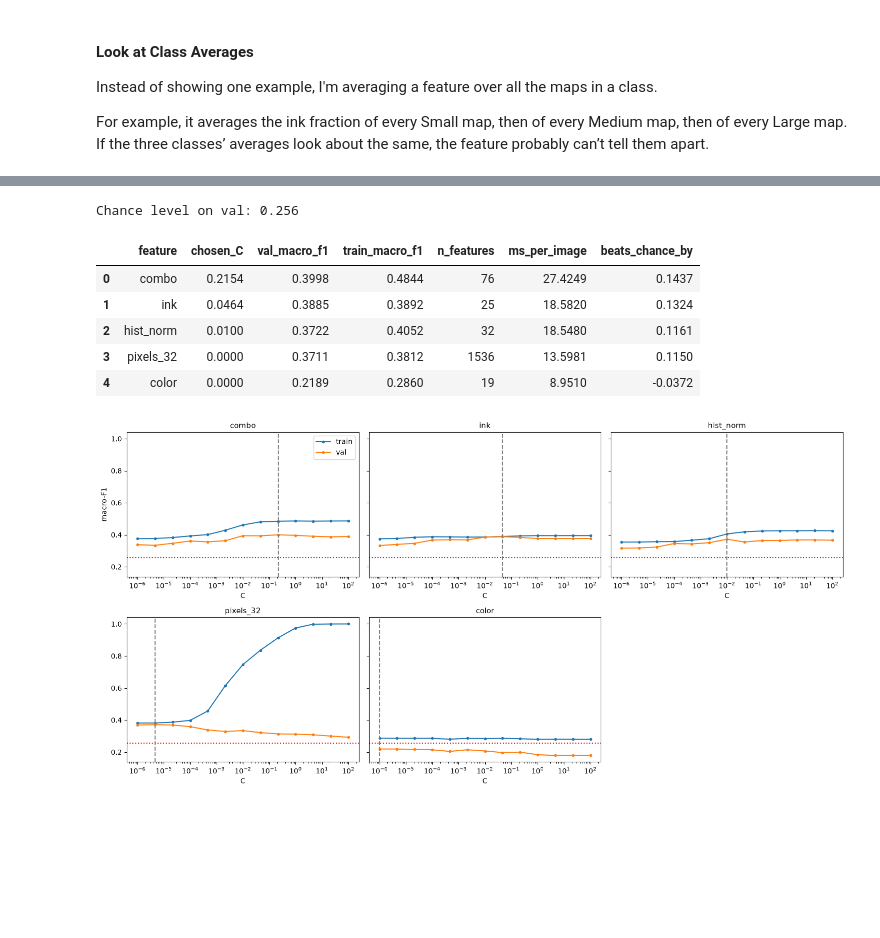
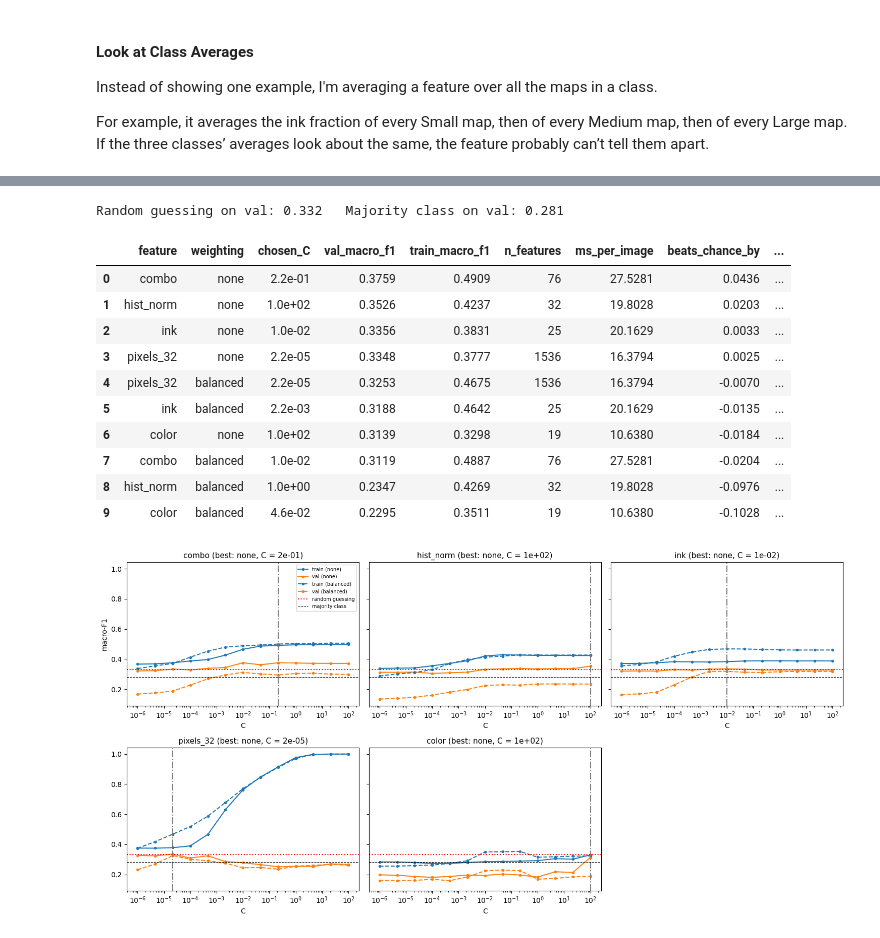
Before and after one commit to sidsridhar0/281project, a Jupyter notebook: scripts/3-simple_model.ipynb, the cells around one changed output, grey strips where cells are left out. Cells and saved outputs as stored; diff of their text form; code cells hidden in the pictures; blank space fills up the shorter version.

```diff
--- a/scripts/3-simple_model.ipynb
+++ b/scripts/3-simple_model.ipynb
@@ -83,6 +82,13 @@ C_GRID = np.logspace(-6, 2, 13) # 13 values from 0.000001 to 100
 MAX_ITER = 3000
 SEED = 281
 
+CLASS_WEIGHTS = [None, "balanced"]  # both tried in the val search; "balanced" weights rows by 1 / class frequency
+
+
+# ---- Baseline settings ----
+N_GUESS_SEEDS = 1000  # random-guessing baseline: macro-F1 averaged over this many random runs
+N_BOOTSTRAP = 1000    # resamples for the confidence interval on the final test macro-F1
+
 CLASS_NAMES = ["Small", "Medium", "Large"]  # labels 0, 1, 2
 # %% [markdown]
 ## 2. Load the data
@@ -577,53 +659,61 @@ combo | val macro-F1 = 0.4
 # %%
-# Compare to the chance model F1
+# Compare to the baselines from section 3
 feature_table["beats_chance_by"] = feature_table["val_macro_f1"] - chance_val_f1
+feature_table["beats_majority_by"] = feature_table["val_macro_f1"] - majority_val_f1
 feature_table = feature_table.sort_values("val_macro_f1", ascending=False).reset_index(drop=True)
 
-print(f"Chance level on val: {chance_val_f1:.3f}")
-feature_table.round(4)
+print(f"Random guessing on val: {chance_val_f1:.3f}   Majority class on val: {majority_val_f1:.3f}")
+feature_table.round(4).assign(chosen_C=feature_table["chosen_C"].map("{:.1e}".format))
 # %% [output]
-Chance level on val: 0.256
+Random guessing on val: 0.332   Majority class on val: 0.281
-|  | feature | chosen_C | val_macro_f1 | train_macro_f1 | n_features | ms_per_image | beats_chance_by |
-| 0 | combo | 0.2154 | 0.3998 | 0.4844 | 76 | 27.4249 | 0.1437 |
-| 1 | ink | 0.0464 | 0.3885 | 0.3892 | 25 | 18.5820 | 0.1324 |
-| 2 | hist_norm | 0.0100 | 0.3722 | 0.4052 | 32 | 18.5480 | 0.1161 |
-| 3 | pixels_32 | 0.0000 | 0.3711 | 0.3812 | 1536 | 13.5981 | 0.1150 |
-| 4 | color | 0.0000 | 0.2189 | 0.2860 | 19 | 8.9510 | -0.0372 |
+|  | feature | weighting | chosen_C | val_macro_f1 | train_macro_f1 | n_features | ms_per_image | beats_chance_by | ... |
+| 0 | combo | none | 2.2e-01 | 0.3759 | 0.4909 | 76 | 27.5281 | 0.0436 | ... |
+| 1 | hist_norm | none | 1.0e+02 | 0.3526 | 0.4237 | 32 | 19.8028 | 0.0203 | ... |
+| 2 | ink | none | 1.0e-02 | 0.3356 | 0.3831 | 25 | 20.1629 | 0.0033 | ... |
+| 3 | pixels_32 | none | 2.2e-05 | 0.3348 | 0.3777 | 1536 | 16.3794 | 0.0025 | ... |
+| 4 | pixels_32 | balanced | 2.2e-05 | 0.3253 | 0.4675 | 1536 | 16.3794 | -0.0070 | ... |
+| 5 | ink | balanced | 2.2e-03 | 0.3188 | 0.4642 | 25 | 20.1629 | -0.0135 | ... |
+| 6 | color | none | 1.0e+02 | 0.3139 | 0.3298 | 19 | 10.6380 | -0.0184 | ... |
+| 7 | combo | balanced | 1.0e-02 | 0.3119 | 0.4887 | 76 | 27.5281 | -0.0204 | ... |
+| 8 | hist_norm | balanced | 1.0e+00 | 0.2347 | 0.4269 | 32 | 19.8028 | -0.0976 | ... |
+| 9 | color | balanced | 4.6e-02 | 0.2295 | 0.3511 | 19 | 10.6380 | -0.1028 | ... |
 # %%
-# Train vs. val curves across C. A big gap between the lines means overfitting. Two low, flat lines mean the feature doesn't carry much information.
+# Train vs. val curves across C, for each feature. Solid = no class weighting, dashed = balanced.
+# A big gap between train and val means overfitting. Low, flat lines mean the feature doesn't carry much information.
+# Red dotted = random guessing, black dashed = majority class (both on val, from section 3).
 
-plot_rows = feature_table.reset_index(drop=True)
+plot_features = list(dict.fromkeys(feature_table["feature"]))  # each feature once, best first
 
 fig, axes = plt.subplots(2, 3, figsize=(15, 7.5), sharey=True)
 axes = axes.ravel()
 
-for i in range(len(plot_rows)):
-    name = plot_rows.loc[i, "feature"]
-    feature_C = plot_rows.loc[i, "chosen_C"]
+for i, name in enumerate(plot_features):
+    ax = axes[i]
+    for weighting, style in [("none", "-"), ("balanced", "--")]:
+        this_curve = curves[(curves["feature"] == name) & (curves["weighting"] == weighting)]
+        ax.plot(this_curve["C"], this_curve["train_macro_f1"], style, color="tab:blue",
+                marker="o", markersize=3, label=f"train ({weighting})")
+        ax.plot(this_curve["C"], this_curve["val_macro_f1"], style, color="tab:orange",
+                marker="o", markersize=3, label=f"val ({weighting})")
 
-    # all the C values tried for this feature
-    this_curve = curves[curves["feature"] == name]
-
-    ax = axes[i]
-    ax.plot(this_curve["C"], this_curve["train_macro_f1"], marker="o", markersize=3, label="train")
-    ax.plot(this_curve["C"], this_curve["val_macro_f1"], marker="o", markersize=3, label="val")
-
-    # gray dashed line = chosen C, red dotted line = chance level
-    ax.axvline(feature_C, color="gray", linestyle="--")
-    ax.axhline(chance_val_f1, color="red", linestyle=":")
+    # gray dash-dot line = chosen C for this feature's better weighting
+    best = feature_table[feature_table["feature"] == name].iloc[0]
+    ax.axvline(best["chosen_C"], color="gray", linestyle="-.")
+    ax.axhline(chance_val_f1, color="red", linestyle=":", label="random guessing")
+    ax.axhline(majority_val_f1, color="black", linestyle="--", linewidth=0.8, label="majority class")
 
     ax.set_xscale("log")
     ax.set_xlabel("C")
-    ax.set_title(name, fontsize=11)
+    ax.set_title(f"{name} (best: {best['weighting']}, C = {best['chosen_C']:.0e})", fontsize=11)
 
 # 5 features but 6 spots: hide the empty one
-for j in range(len(plot_rows), len(axes)):
+for j in range(len(plot_features), len(axes)):
     axes[j].axis("off")
 
 axes[0].set_ylabel("macro-F1")
-axes[0].legend()
+axes[0].legend(fontsize=7)
 plt.tight_layout()
 plt.show()
 # %% [output]
-[figure, old version]
+[figure, new version]
 # %% [markdown]
```
Also changed, not shown: parts of 30 cells of this notebook, 1 other file.
